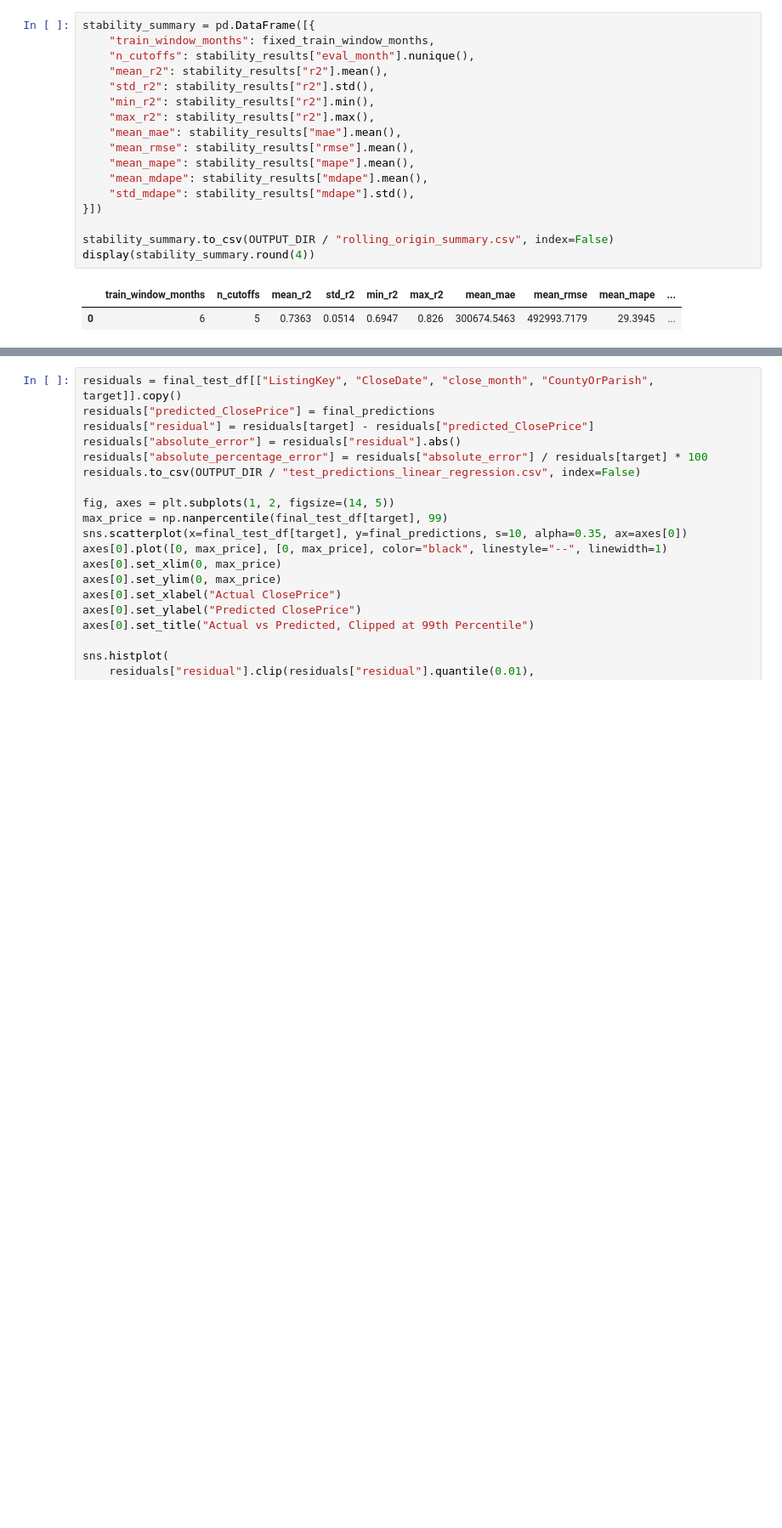
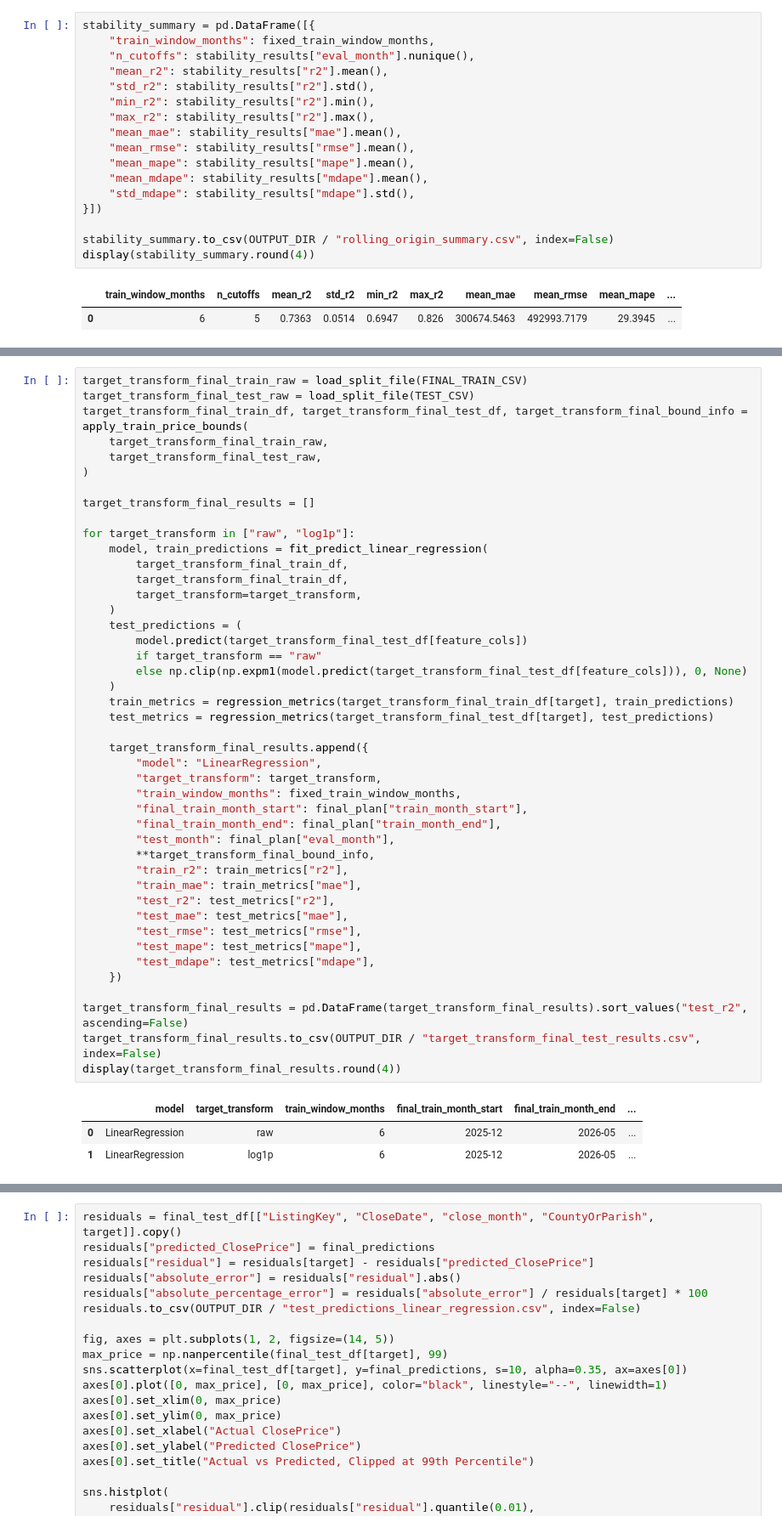
Before and after one commit to syp4137/idx-california-price-prediction, a Jupyter notebook: notebooks/03_baseline_model.ipynb, the cells around one changed output, grey strips where cells are left out. Shown at 85% size. Cells and saved outputs as stored; diff of their text form; blank space fills up the shorter version.

```diff
--- a/notebooks/03_baseline_model.ipynb
+++ b/notebooks/03_baseline_model.ipynb
@@ -317 +384,49 @@ display(stability_summary.round(4))
+# %%
+target_transform_final_train_raw = load_split_file(FINAL_TRAIN_CSV)
+target_transform_final_test_raw = load_split_file(TEST_CSV)
+target_transform_final_train_df, target_transform_final_test_df, target_transform_final_bound_info = apply_train_price_bounds(
+    target_transform_final_train_raw,
+    target_transform_final_test_raw,
+)
+
+target_transform_final_results = []
+
+for target_transform in ["raw", "log1p"]:
+    model, train_predictions = fit_predict_linear_regression(
+        target_transform_final_train_df,
+        target_transform_final_train_df,
+        target_transform=target_transform,
+    )
+    test_predictions = (
+        model.predict(target_transform_final_test_df[feature_cols])
+        if target_transform == "raw"
+        else np.clip(np.expm1(model.predict(target_transform_final_test_df[feature_cols])), 0, None)
+    )
+    train_metrics = regression_metrics(target_transform_final_train_df[target], train_predictions)
+    test_metrics = regression_metrics(target_transform_final_test_df[target], test_predictions)
+
+    target_transform_final_results.append({
+        "model": "LinearRegression",
+        "target_transform": target_transform,
+        "train_window_months": fixed_train_window_months,
+        "final_train_month_start": final_plan["train_month_start"],
+        "final_train_month_end": final_plan["train_month_end"],
+        "test_month": final_plan["eval_month"],
+        **target_transform_final_bound_info,
+        "train_r2": train_metrics["r2"],
+        "train_mae": train_metrics["mae"],
+        "test_r2": test_metrics["r2"],
+        "test_mae": test_metrics["mae"],
+        "test_rmse": test_metrics["rmse"],
+        "test_mape": test_metrics["mape"],
+        "test_mdape": test_metrics["mdape"],
+    })
+
+target_transform_final_results = pd.DataFrame(target_transform_final_results).sort_values("test_r2", ascending=False)
+target_transform_final_results.to_csv(OUTPUT_DIR / "target_transform_final_test_results.csv", index=False)
+display(target_transform_final_results.round(4))
+# %% [output]
+|  | model | target_transform | train_window_months | final_train_month_start | final_train_month_end | ... |
+| 0 | LinearRegression | raw | 6 | 2025-12 | 2026-05 | ... |
+| 1 | LinearRegression | log1p | 6 | 2025-12 | 2026-05 | ... |
 # %% [markdown]
```
Also changed, not shown: parts of 8 cells of this notebook.
